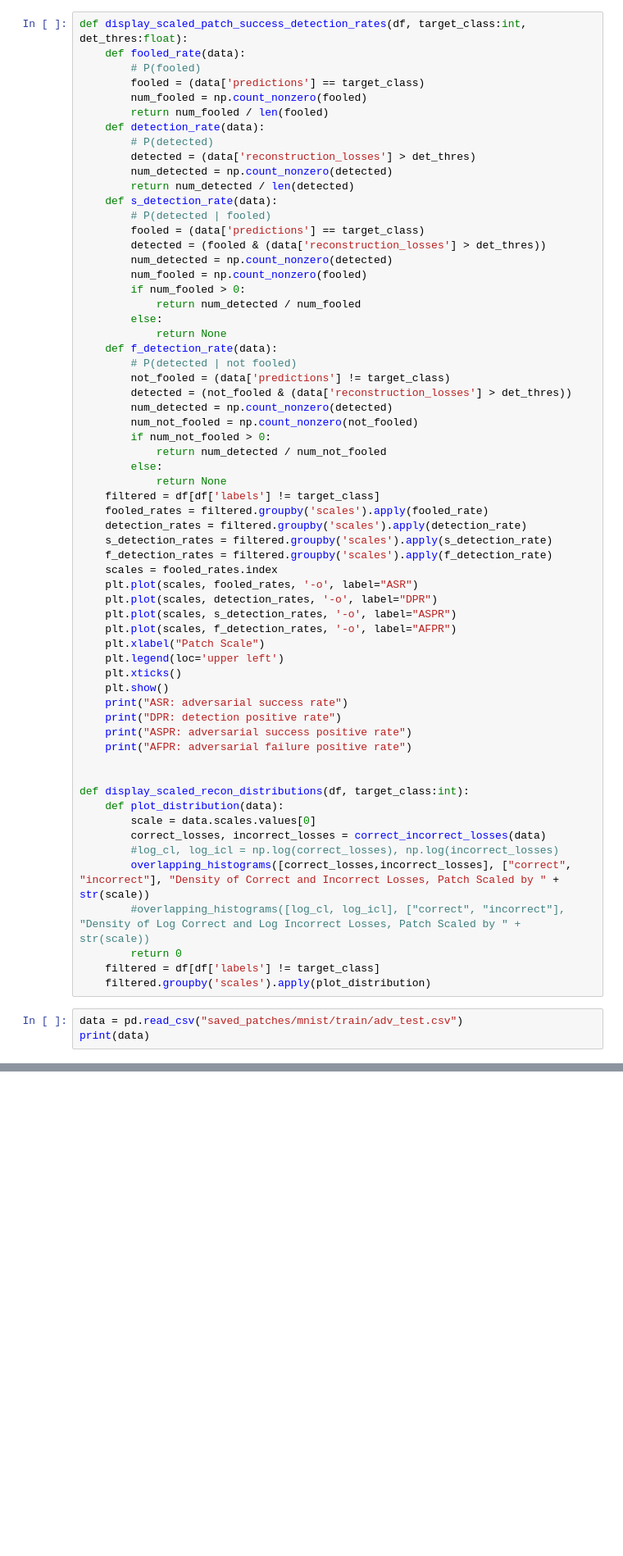
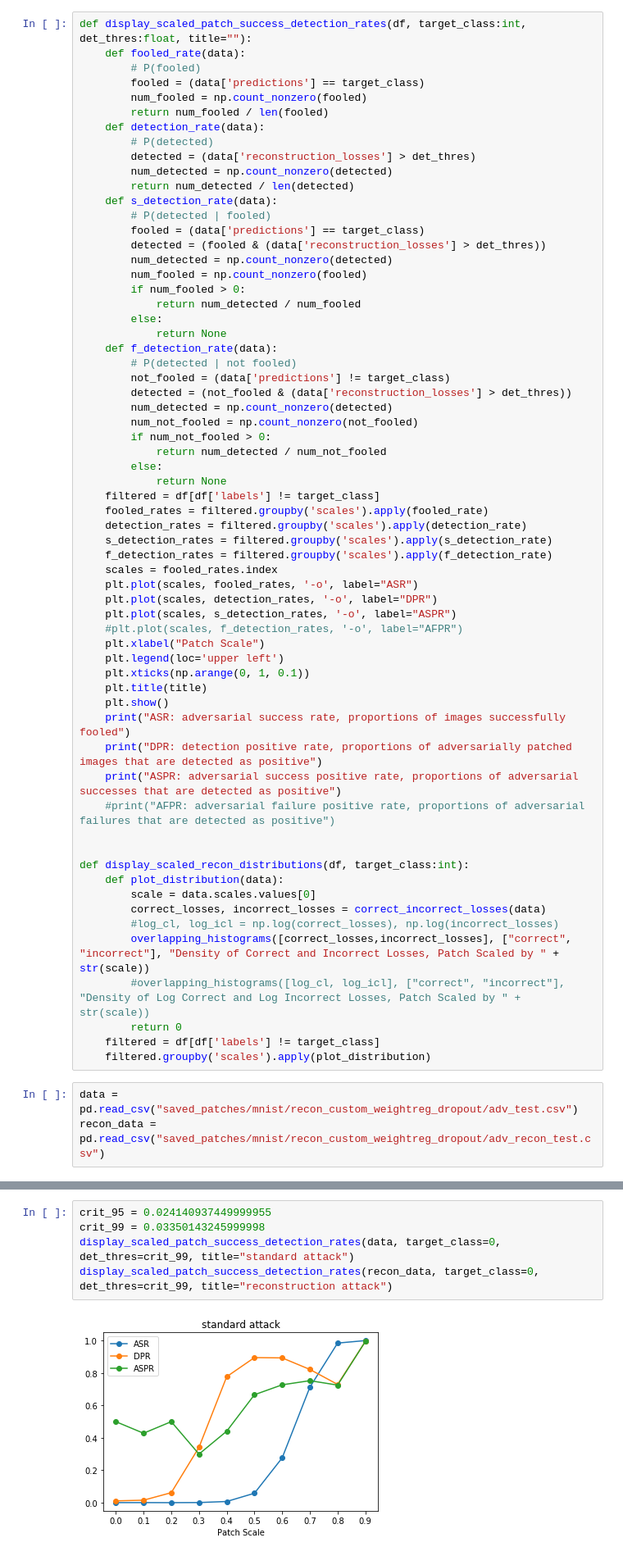
Before and after one commit to IBM/matrix-capsules-with-em-routing, a Jupyter notebook: recon_error_analysis.ipynb, the cells around one changed output, grey strips where cells are left out. Shown at 82% size. Saved outputs shown, nothing was run; the diff lists cells and outputs as text; blank space fills up the shorter version.

```diff
--- a/recon_error_analysis.ipynb
+++ b/recon_error_analysis.ipynb
@@ -58,7 +58,7 @@ mnist test set
 [figure]
 [figure]
 # %%
-def display_scaled_patch_success_detection_rates(df, target_class:int, det_thres:float):
+def display_scaled_patch_success_detection_rates(df, target_class:int, det_thres:float, title=""):
     def fooled_rate(data):
         # P(fooled)
         fooled = (data['predictions'] == target_class)
@@ -98,15 +98,16 @@ def display_scaled_patch_success_detection_rates(df, target_class:int, det_thres
     plt.plot(scales, fooled_rates, '-o', label="ASR")
     plt.plot(scales, detection_rates, '-o', label="DPR")
     plt.plot(scales, s_detection_rates, '-o', label="ASPR")
-    plt.plot(scales, f_detection_rates, '-o', label="AFPR")
+    #plt.plot(scales, f_detection_rates, '-o', label="AFPR")
     plt.xlabel("Patch Scale")
     plt.legend(loc='upper left')
-    plt.xticks()
+    plt.xticks(np.arange(0, 1, 0.1))
+    plt.title(title)
     plt.show()
-    print("ASR: adversarial success rate")
-    print("DPR: detection positive rate")
-    print("ASPR: adversarial success positive rate")
-    print("AFPR: adversarial failure positive rate")
+    print("ASR: adversarial success rate, proportions of images successfully fooled")
+    print("DPR: detection positive rate, proportions of adversarially patched images that are detected as positive")
+    print("ASPR: adversarial success positive rate, proportions of adversarial successes that are detected as positive")
+    #print("AFPR: adversarial failure positive rate, proportions of adversarial failures that are detected as positive")
 
 
 def display_scaled_recon_distributions(df, target_class:int):
@@ -120,5 +121,5 @@ def display_scaled_recon_distributions(df, target_class:int):
     filtered = df[df['labels'] != target_class]
     filtered.groupby('scales').apply(plot_distribution)
 # %%
-data = pd.read_csv("saved_patches/mnist/train/adv_test.csv")
-print(data)
+data = pd.read_csv("saved_patches/mnist/recon_custom_weightreg_dropout/adv_test.csv")
+recon_data = pd.read_csv("saved_patches/mnist/recon_custom_weightreg_dropout/adv_recon_test.csv")
@@ -149,0 +126,7 @@ AFPR: adversarial failure positive rate
+# %%
+crit_95 = 0.024140937449999955
+crit_99 = 0.03350143245999998
+display_scaled_patch_success_detection_rates(data, target_class=0, det_thres=crit_99, title="standard attack")
+display_scaled_patch_success_detection_rates(recon_data, target_class=0, det_thres=crit_99, title="reconstruction attack")
+# %% [output]
+[figure, added]
```
Also changed, not shown: parts of 4 cells of this notebook, 15 other files.
